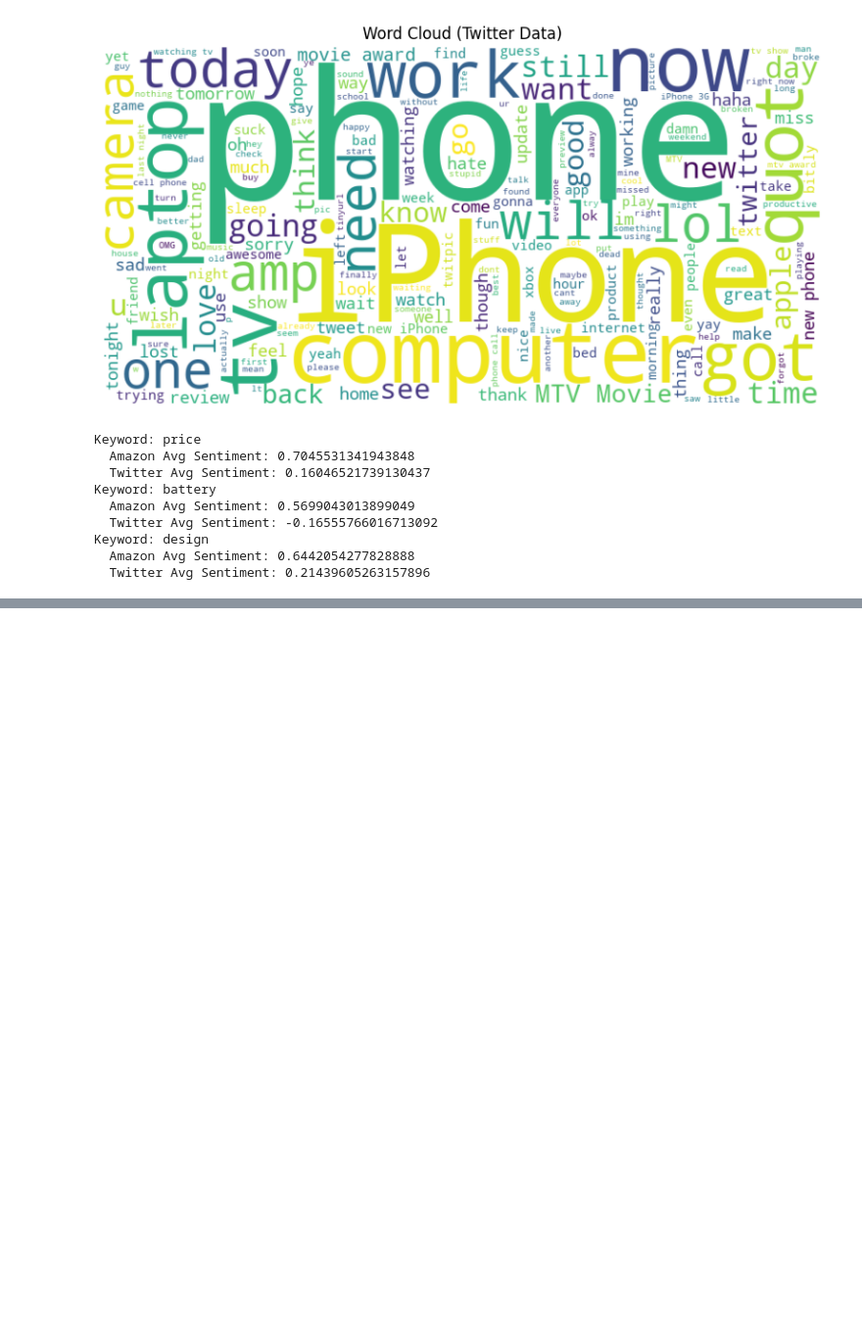
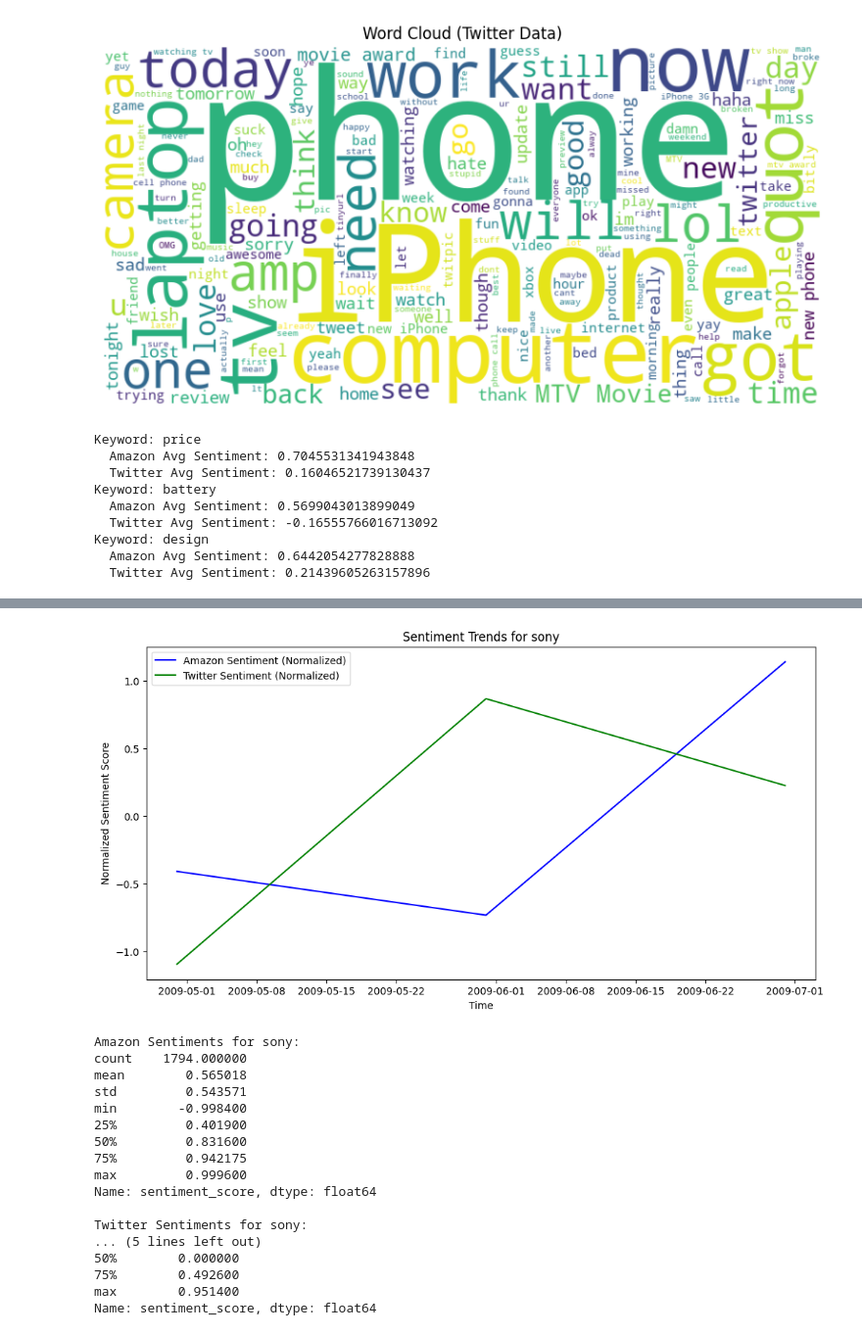
Before and after one commit to gyaneshpande/big-data-project, a Jupyter notebook: big-data-project.ipynb, the cells around one changed output, grey strips where cells are left out. Shown at 98% size. Drawn from its saved outputs; the diff is of its cells as text; code cells hidden in the pictures; blank space fills up the shorter version.

```diff
--- a/big-data-project.ipynb
+++ b/big-data-project.ipynb
@@ -360,0 +552,21 @@ Keyword: design
+# %%
+analyze_sentiment_trends("sony", filtered_amazon_df, twitter_filtered_df)
+# %% [output]
+[figure, added]
+Amazon Sentiments for sony:
+count    1794.000000
+mean        0.565018
+std         0.543571
+min        -0.998400
+25%         0.401900
+50%         0.831600
+75%         0.942175
+max         0.999600
+Name: sentiment_score, dtype: float64
+
+Twitter Sentiments for sony:
+... (5 lines left out)
+50%        0.000000
+75%        0.492600
+max        0.951400
+Name: sentiment_score, dtype: float64
```
Also changed, not shown: parts of 15 cells of this notebook.
